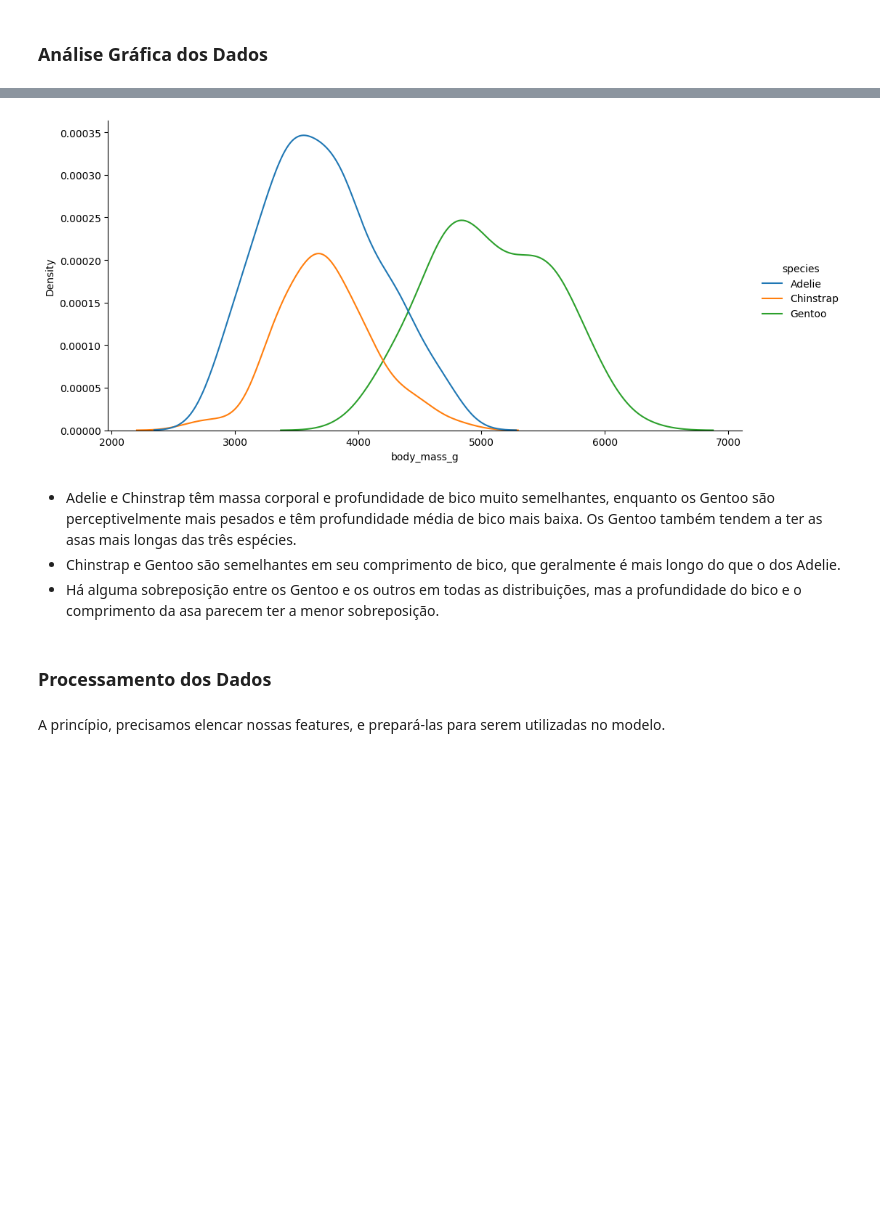
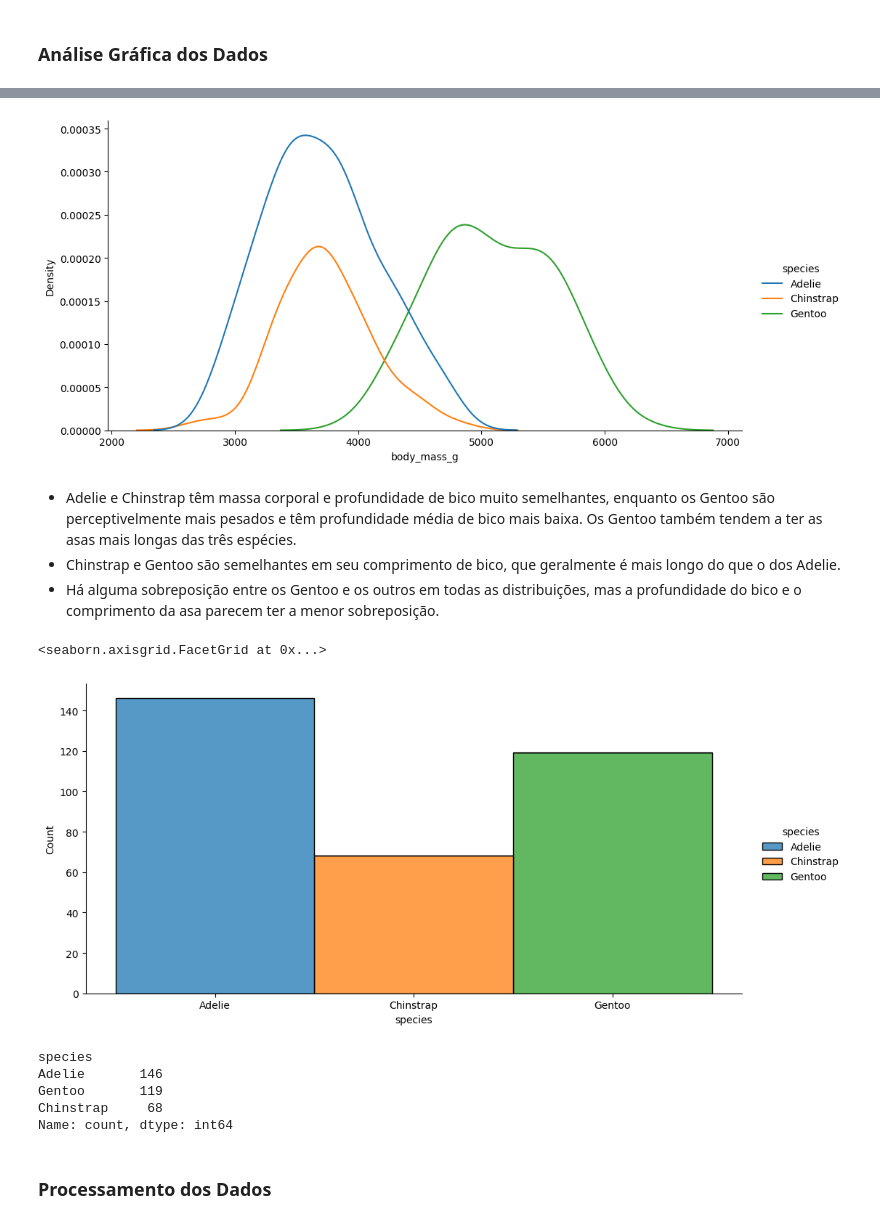
Before and after one commit to IIsteinII/ADA-ML1, a Jupyter notebook: penguins.ipynb, the cells around one changed output, grey strips where cells are left out. Cells and saved outputs as stored; diff of their text form; code cells hidden in the pictures; blank space fills up the shorter version.

Commit message:
feat(ML1): processamento e aplicacao nos modelos

```diff
--- a/penguins.ipynb
+++ b/penguins.ipynb
@@ -55,3 +59,5 @@ sex: 3 unique values, and 3.20% of nulls
+# %%
+penguins = penguins.dropna()
 # %%
 penguins.info()
 # %% [output]
@@ -90,12 +94,23 @@ sns.displot(data=penguins, kind='kde', x='flipper_length_mm', hue='species', asp
 # %%
-sns.displot(data=penguins, kind='kde', x='body_mass_g', hue='species', aspect=2);
+sns.displot(data=penguins, kind='kde', x='body_mass_g', hue='species', aspect=2)
 # %% [output]
-[figure, old version]
+[figure, new version]
 # %% [markdown]
 - Adelie e Chinstrap têm massa corporal e profundidade de bico muito semelhantes, enquanto os Gentoo são perceptivelmente mais pesados e têm profundidade média de bico mais baixa. Os Gentoo também tendem a ter as asas mais longas das três espécies.
 - Chinstrap e Gentoo são semelhantes em seu comprimento de bico, que geralmente é mais longo do que o dos Adelie.
 - Há alguma sobreposição entre os Gentoo e os outros em todas as distribuições, mas a profundidade do bico e o comprimento da asa parecem ter a menor sobreposição.
+# %%
+sns.displot(data=penguins, kind='hist', x='species', hue='species', multiple='stack', aspect=2)
+# %% [output]
+<seaborn.axisgrid.FacetGrid at 0x...>
+[figure, added]
+# %%
+penguins['species'].value_counts()
+# %% [output]
+species
+Adelie       146
+Gentoo       119
+Chinstrap     68
+Name: count, dtype: int64
 # %% [markdown]
 ### Processamento dos Dados
-# %% [markdown]
-A princípio, precisamos elencar nossas features, e prepará-las para serem utilizadas no modelo.
```
Also changed, not shown: parts of 39 cells of this notebook.
